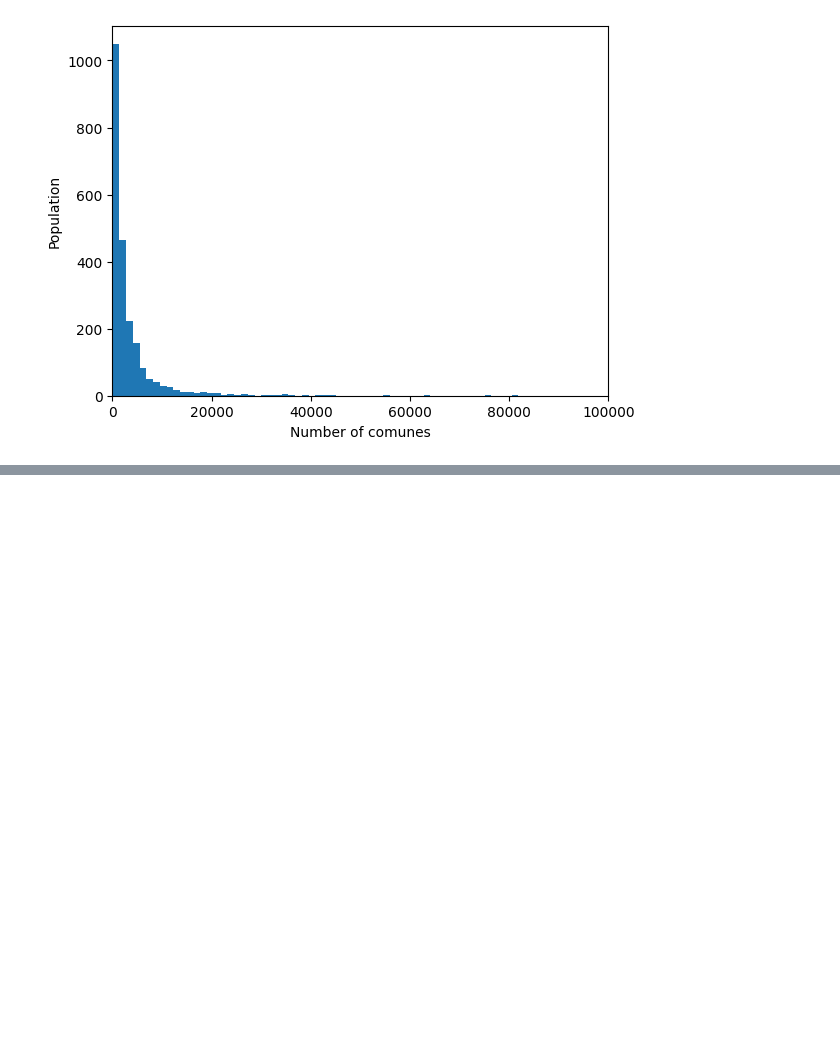
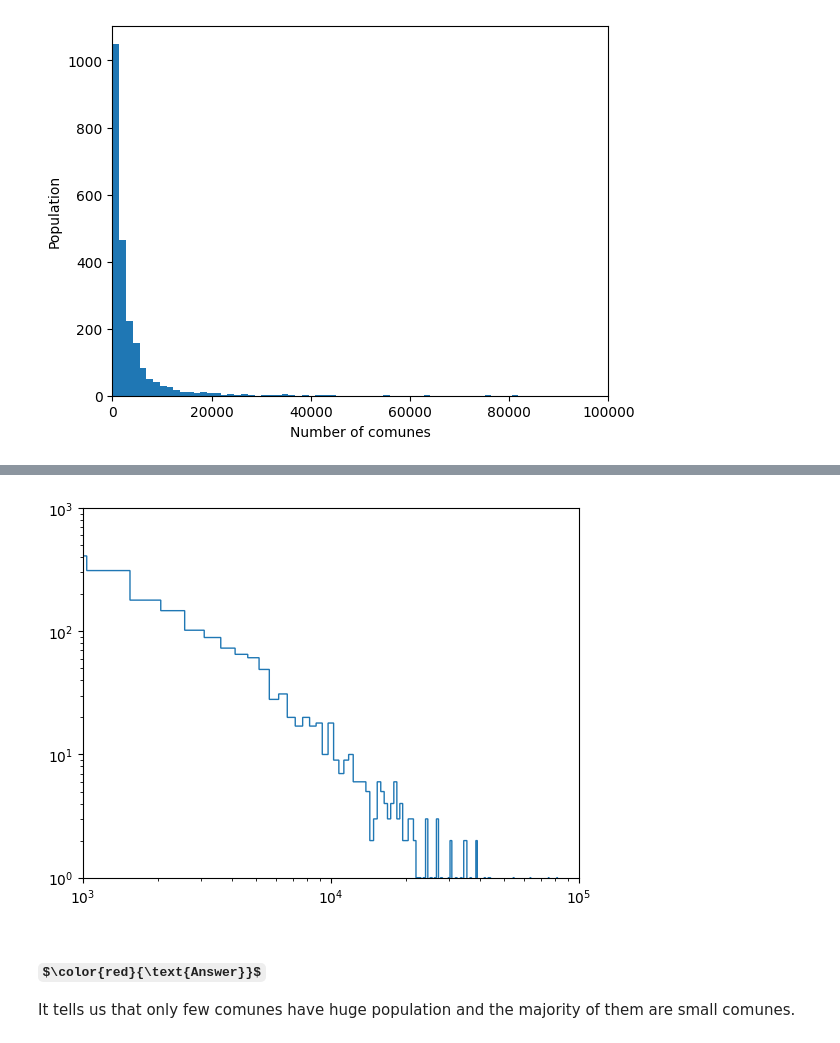
Before and after one commit to roduit/2023, a Jupyter notebook: Exercises/02 - Data viz and data from the web/Becoming a DataVizard exercise.ipynb, the cells around one changed output, grey strips where cells are left out. Drawn from its saved outputs; the diff is of its cells as text; code cells hidden in the pictures; some formulas as TeX source; blank space fills up the shorter version.

```diff
--- a/Exercises/02 - Data viz and data from the web/Becoming a DataVizard exercise.ipynb
+++ b/Exercises/02 - Data viz and data from the web/Becoming a DataVizard exercise.ipynb
@@ -347,0 +348,11 @@ plt.loglog();
+# %%
+# Write your code here
+plt.hist(pop_per_commune['population_Dec'], bins=800, histtype='step')
+plt.xlim((10**3,10**5))
+plt.ylim((1,10**3))
+plt.loglog();
+# %% [output]
+[figure, added]
+# %% [markdown]
+### $\color{red}{\text{Answer}}$
+It tells us that only few comunes have huge population and the majority of them are small comunes.
```
Also changed, not shown: parts of 8 cells of this notebook.
